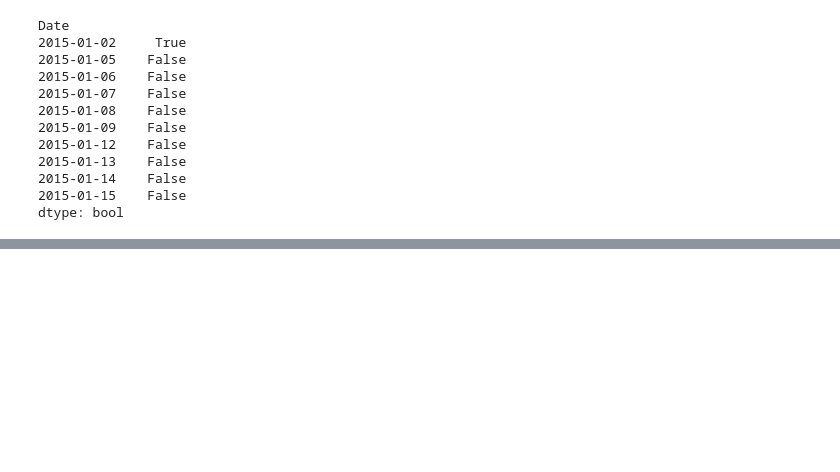
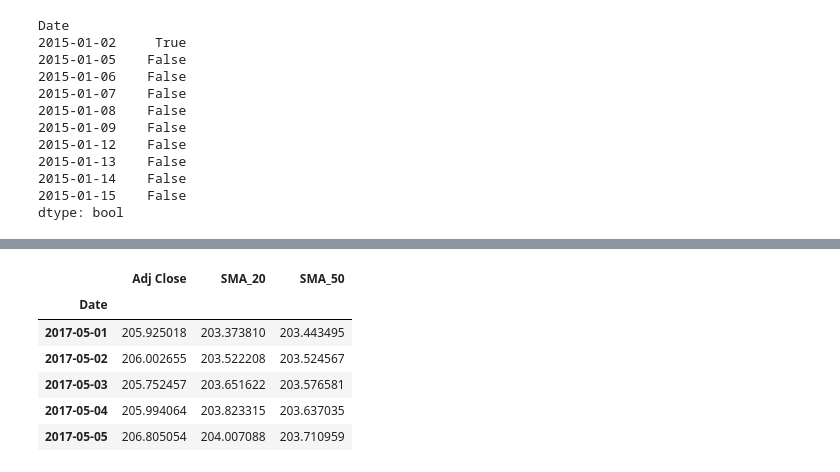
Before and after one commit to GHamilton04/backtester, a Jupyter notebook: notebooks/04_strategy.ipynb, the cells around one changed output, grey strips where cells are left out. Drawn from its saved outputs; the diff is of its cells as text; code cells hidden in the pictures; blank space fills up the shorter version.

```diff
--- a/notebooks/04_strategy.ipynb
+++ b/notebooks/04_strategy.ipynb
@@ -167,0 +191,10 @@ dtype: bool
+# %%
+spy.loc["2017-05-01":"2017-05-05", ["Adj Close", "SMA_20", "SMA_50"]]
+# %% [output]
+|  | Adj Close | SMA_20 | SMA_50 |
+| Date |  |  |  |
+| 2017-05-01 | 205.925018 | 203.373810 | 203.443495 |
+| 2017-05-02 | 206.002655 | 203.522208 | 203.524567 |
+| 2017-05-03 | 205.752457 | 203.651622 | 203.576581 |
+| 2017-05-04 | 205.994064 | 203.823315 | 203.637035 |
+| 2017-05-05 | 206.805054 | 204.007088 | 203.710959 |
```
Also changed, not shown: parts of 5 cells of this notebook.
